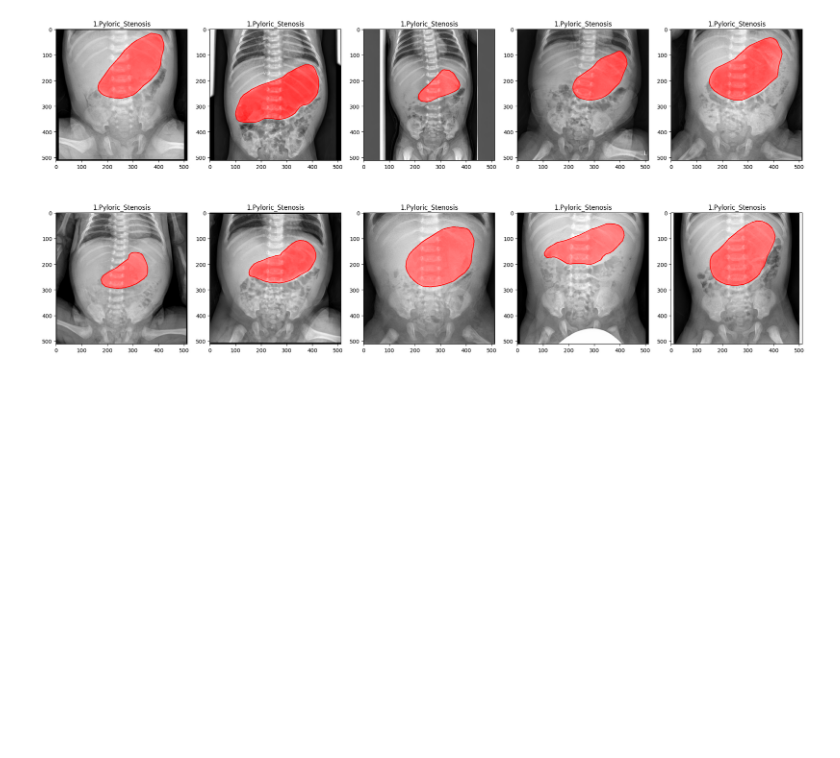
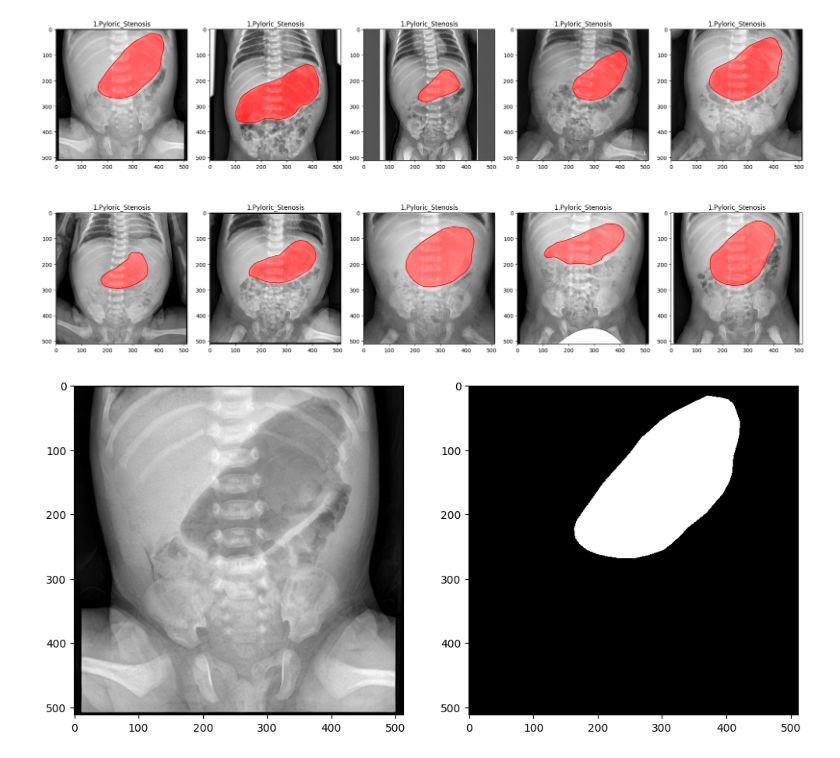
Before and after one commit to GGoneng/AI-Doctor, a Jupyter notebook: Vision/Image_Segmentation.ipynb, the cells around one changed output. Cells and saved outputs as stored; diff of their text form; code cells hidden in the pictures; blank space fills up the shorter version.

```diff
--- a/Vision/Image_Segmentation.ipynb
+++ b/Vision/Image_Segmentation.ipynb
@@ -46,7 +50,7 @@ TRAIN_LABEL_DIR = r"F:/Stomach_X-ray/Pediatric_Abdominal_X-ray/Training/Labeling
 transConvert = v2.Compose([
     v2.Resize(size=(512, 512)),
     v2.Grayscale(num_output_channels=1),
-    v2.ToImage(),
+    # v2.ToTensor(),
     v2.ToDtype(torch.float32, scale=True)
 ])
 
@@ -78,7 +82,7 @@ imgDS.imgs      : ('F:/Stomach_X-ray/Pediatric_Abdominal_X-ray/Training/Source_D
 # %%
 # 라벨링 데이터 준비
 folder_list = []
-file_list = []
+label_file_list = []
 label_list = []
 
 for folder in os.listdir(TRAIN_LABEL_DIR)[:5]:
@@ -86,8 +90,14 @@ for folder in os.listdir(TRAIN_LABEL_DIR)[:5]:
 
 for dir in folder_list:
     for file_name in os.listdir(dir):
-        file_list.append(os.path.join(dir, file_name))
+        label_file_list.append(os.path.join(dir, file_name))
 
-for file in file_list:
+for file in label_file_list:
     with open(file, "r", encoding="utf-8") as f:
         label_list.append(json.load(f))
+# %%
+replace_dict = {"Labeling_Data": "Source_Data", ".json": ".png"}
+
+train_file_list = [reduce(lambda x, y: x.replace(*y), replace_dict.items(), file) for file in label_file_list]
+
+train_file_list
@@ -131,3 +159,16 @@ Clipping input data to the valid range for imshow with RGB data ([0..1] for floa
 Clipping input data to the valid range for imshow with RGB data ([0..1] for floats or [0..255] for integers). Got range [0.0..255.0].
 Clipping input data to the valid range for imshow with RGB data ([0..1] for floats or [0..255] for integers). Got range [0.0..255.0].
 [figure]
+# %%
+trainDS = XRayDataset(train_file_list, label_list, transConvert)
+# %%
+fig, axes = plt.subplots(1, 2, figsize=(12, 8))
+axes = axes.flatten()
+
+for img, mask in trainDS:
+
+    axes[0].imshow(img, cmap="gray")
+    axes[1].imshow(mask, cmap="gray")
+    break
+# %% [output]
+[figure, added]
```
Also changed, not shown: parts of 3 cells of this notebook, 1 other file.
